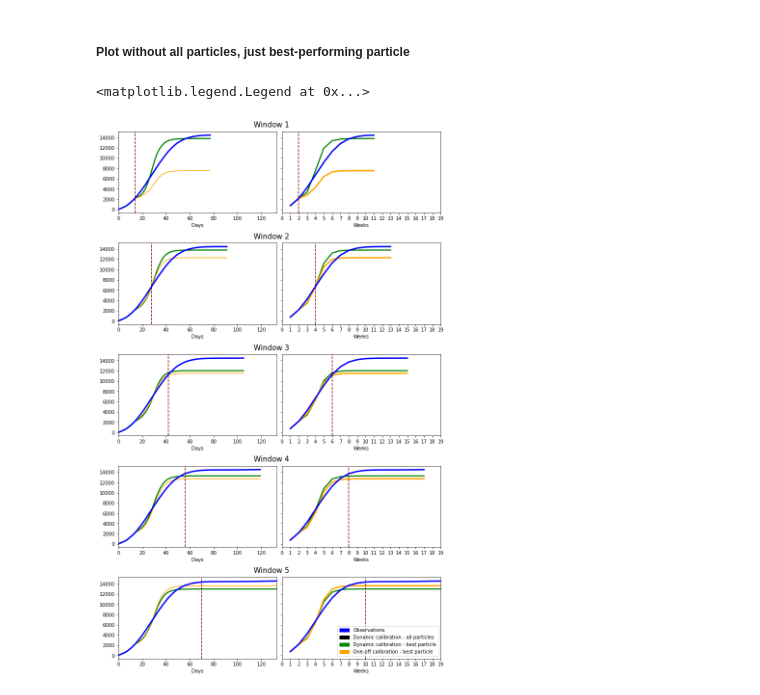
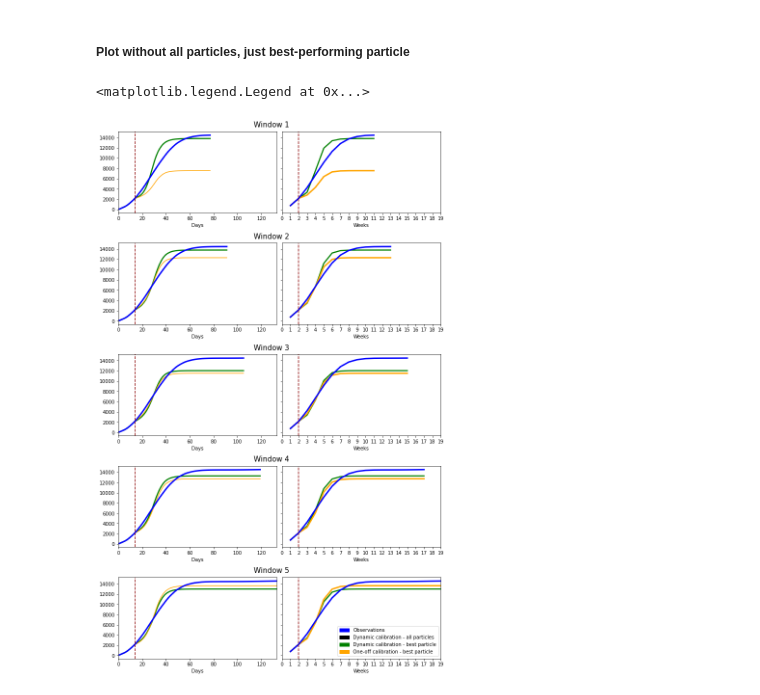
Before and after one commit to Urban-Analytics/RAMP-UA, a Jupyter notebook: experiments/calibration/AnalyseResults-DynamicCalibration_10pops,100particles.ipynb, the cells around one changed output. Saved outputs shown, nothing was run; the diff lists cells and outputs as text; code cells hidden in the pictures.

```diff
--- a/experiments/calibration/AnalyseResults-DynamicCalibration_10pops,100particles.ipynb
+++ b/experiments/calibration/AnalyseResults-DynamicCalibration_10pops,100particles.ipynb
@@ -611,7 +611,7 @@ for row, subfig in enumerate(subfigs):
             # Plot observations
             ax.plot(x, cases_devon_daily[0:(63+run_length)], label="Observations", linewidth = 3, color="blue")
             # Add a vertical line marking where the seeding period ends
-            ax.axvline(x= (windows_i+1) * 14, color = 'darkred', linestyle = 'dashed')
+            ax.axvline(x=14, color = 'darkred', linestyle = 'dashed')
             #
             ax.set_xlim([0, len(OpenCLRunner.get_cumulative_daily_infections(windows_dict[windows[-1]]['summaries'][1]))])
             # Control X-ticks
@@ -636,7 +636,7 @@ for row, subfig in enumerate(subfigs):
             # Plot observations
             ax.plot(x, cases_devon_daily_summed_weekly[0:int((63 + run_length)/7)], label="Observations", linewidth=3, color="blue")
             # vertical line showing where seeding ends
-            ax.axvline(x= (((windows_i+1) * 14)/7), color = 'darkred', linestyle = 'dashed')
+            ax.axvline(x=2, color = 'darkred', linestyle = 'dashed')
             # X tick constaints
             ax.set_xlim([0, len(windows_dict[windows[-1]]['sim'][0])])
             ax.xaxis.set_major_locator(MaxNLocator(20, integer=True))
@@ -706,7 +706,7 @@ for row, subfig in enumerate(subfigs):
             # Plot observations
             ax.plot(x, cases_devon_daily[0:(63+run_length)], label="Observations", linewidth = 3, color="blue")
             # Add a vertical line marking where the seeding period ends
-            ax.axvline(x= (windows_i+1) * 14, color = 'darkred', linestyle = 'dashed')
+            ax.axvline(x= 14, color = 'darkred', linestyle = 'dashed')
             #
             ax.set_xlim([0, len(OpenCLRunner.get_cumulative_daily_infections(windows_dict[windows[-1]]['summaries'][1]))])
             # Control X-ticks
@@ -716,32 +716,32 @@ for row, subfig in enumerate(subfigs):
 
         # PLot daily data
         elif col ==1:
             x = range(1,len(this_windows_dict['sim'][0])+1)
             # Plot model predictions from best performing particle
             dynamic_calib_best_params_modelled_weekly = dynamic_calib_best_params_modelled_weekly_dict[windows[windows_i]]
             ax.plot(range(1, len(dynamic_calib_best_params_modelled_weekly)+1), dynamic_calib_best_params_modelled_weekly, label="BestParams - {}".format(window), color='green',
                  linestyle='solid', linewidth =2.5)
             ### One-off calibration
             ax.plot(x, oneoff_calib_best_params_modelled_weekly, label="sim", color="orange", linewidth = 3)
             # Plot observations
             ax.plot(x, cases_devon_daily_summed_weekly[0:int((63 + run_length)/7)], label="Observations", linewidth=3, color="blue")
             # vertical line showing where seeding ends
-            ax.axvline(x= (((windows_i+1) * 14)/7), color = 'darkred', linestyle = 'dashed')
+            ax.axvline(x= 2, color = 'darkred', linestyle = 'dashed')
             # X tick constaints
             ax.set_xlim([0, len(windows_dict[windows[-1]]['sim'][0])])
             ax.xaxis.set_major_locator(MaxNLocator(20, integer=True))
             #ax.tick_params(axis='x', rotation=20)
             ax.set_xlabel('Weeks')
 
     # move on to next window
     windows_i = windows_i+1
 
 # Create patches for legend
 black_patch = mpatches.Patch(color='black', label='Dynamic calibration - all particles')
 blue_patch = mpatches.Patch(color='blue', label='Observations')
 orange_patch = mpatches.Patch(color='orange', label='One-off calibration - best particle')
 green_patch = mpatches.Patch(color='green', label='Dynamic calibration - best particle')
 plt.legend(handles=[blue_patch, black_patch, green_patch,  orange_patch], loc="lower right", fontsize= 10)#, bbox_to_anchor=(2.2, 8.6))
 # %% [output]
 <matplotlib.legend.Legend at 0x...>
-[figure, old version]
+[figure, new version]
```
Also changed, not shown: parts of 1 cell of this notebook.
